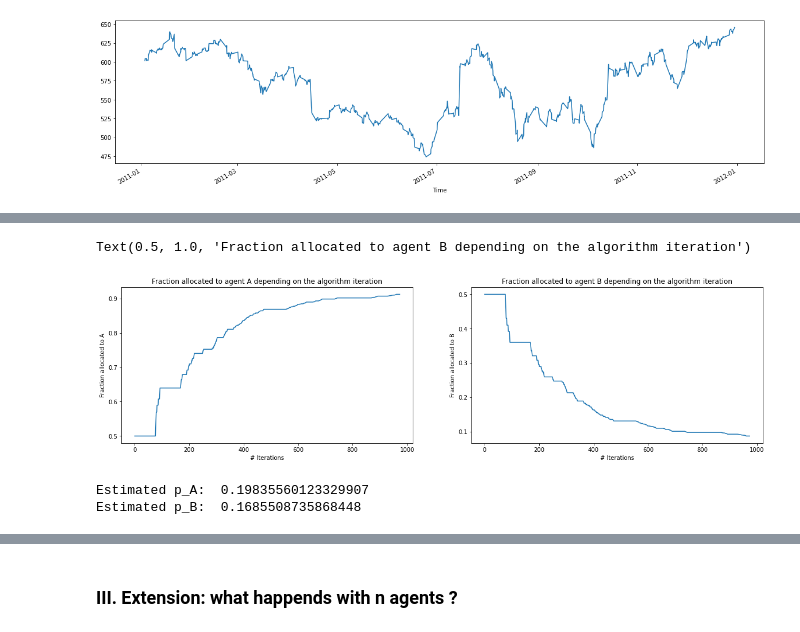
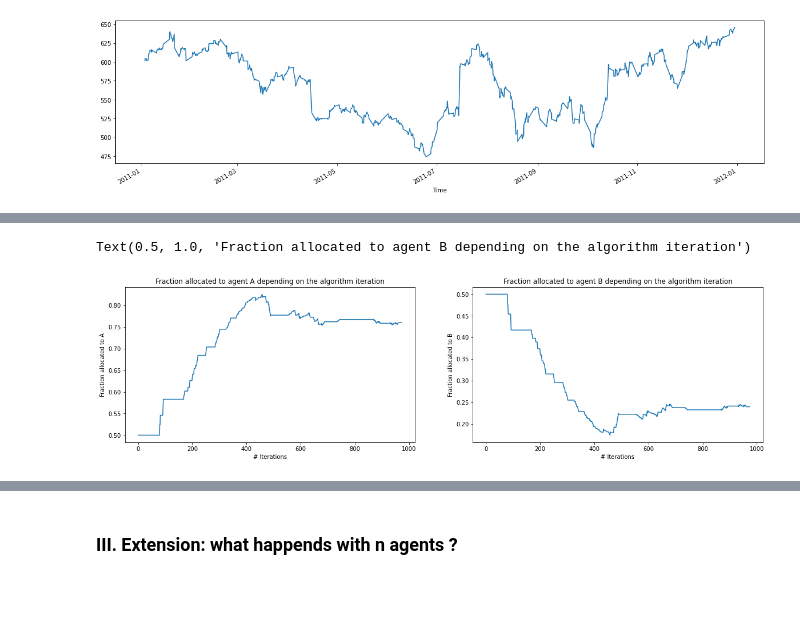
Before and after one commit to Nicolivain/trustful-bandits, a Jupyter notebook: main.ipynb, the cells around one changed output, grey strips where cells are left out. Saved outputs shown, nothing was run; the diff lists cells and outputs as text; code cells hidden in the pictures; blank space fills up the shorter version.

```diff
--- a/main.ipynb
+++ b/main.ipynb
@@ -137,42 +137,21 @@ Text(0.5, 1.0, 'Fraction allocated to agent B depending on the algorithm iterati
 # %%
 X = 0.5  # initially, we weight each agent the same
 agentA = PwAgent(50000, streak=5)
-agentB = PwAgent(50000, streak=10)
+agentB = PwAgent(50000, streak=8)
 
 fracA, fracB = agent_two_armed_bandit(data, agentA, agentB, X, C=4, alpha=1)
 
 fig, axs = plt.subplots(1,2, figsize=(20,5))
 
 axs[0].plot(range(len(fracA)), fracA)
 axs[0].set_xlabel('# Iterations')
 axs[0].set_ylabel('Fraction allocated to A')
 axs[0].set_title('Fraction allocated to agent A depending on the algorithm iteration')
 
 axs[1].plot(range(len(fracB)), fracB)
 axs[1].set_xlabel('# Iterations')
 axs[1].set_ylabel('Fraction allocated to B')
 axs[1].set_title('Fraction allocated to agent B depending on the algorithm iteration')
 # %% [output]
 Text(0.5, 1.0, 'Fraction allocated to agent B depending on the algorithm iteration')
-[figure, old version]
+[figure, new version]
-# %%
-na, nb = 0, 0
-
-agentA = PwAgent(50000, streak=5)
-agentB = ExpAvgAgent(50000, alpha=0.9)
-for n in range(973):
-        ask, bid = data.iloc[n][['AskPrice', 'BidPrice']]
-        agentA.act(ask, bid)
-        agentB.act(ask, bid)
-        agentA.calc_pnl(bid)
-        agentB.calc_pnl(bid)
-        if test_pnl_increase(agentA):
-                na += 1
-        if test_pnl_increase(agentB):
-                nb += 1
-
-print('Estimated p_A: ', na/973)
-print('Estimated p_B: ', nb/973)
-# %% [output]
-Estimated p_A:  0.19835560123329907
-Estimated p_B:  0.1685508735868448
```
Also changed, not shown: parts of 11 cells of this notebook, 1 other file.
